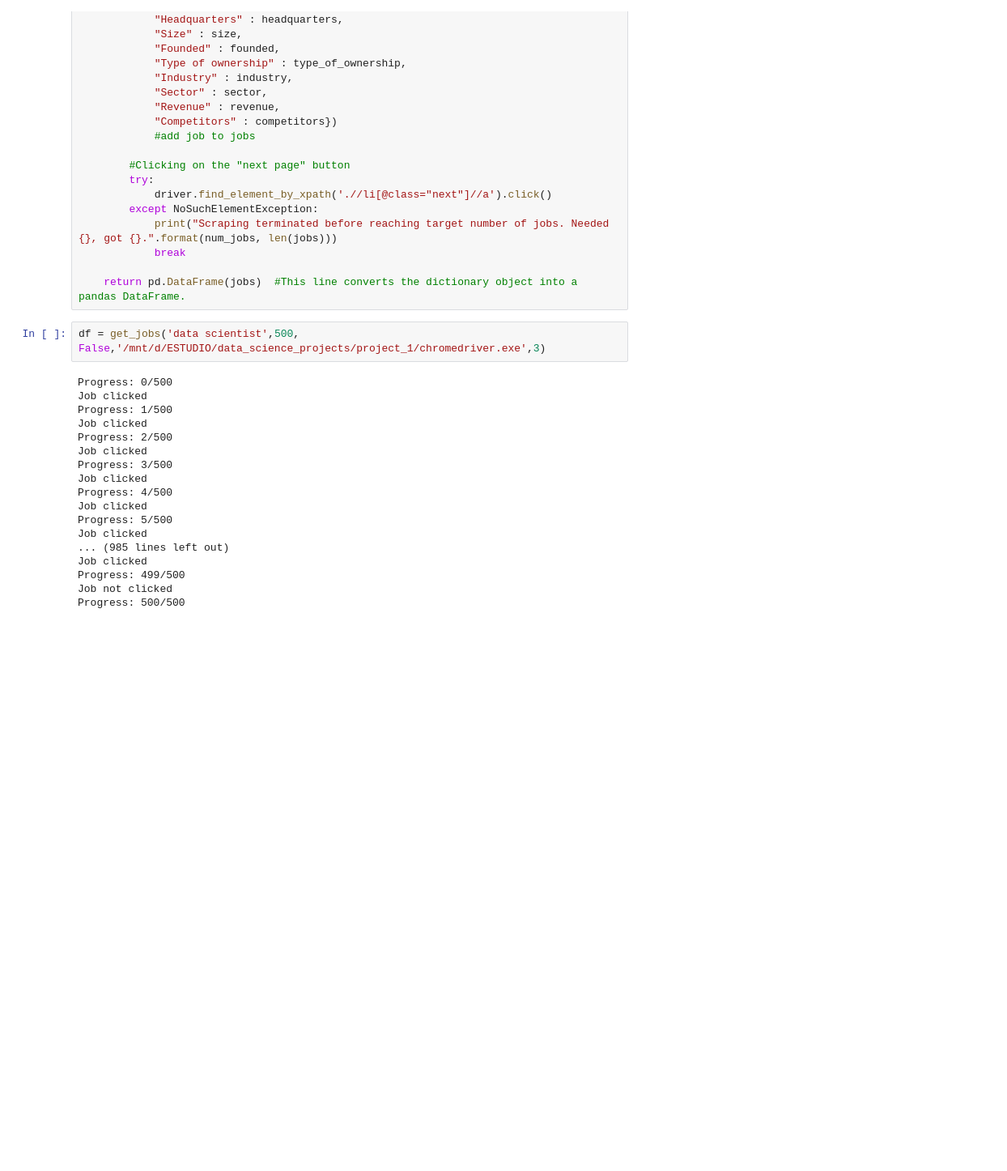
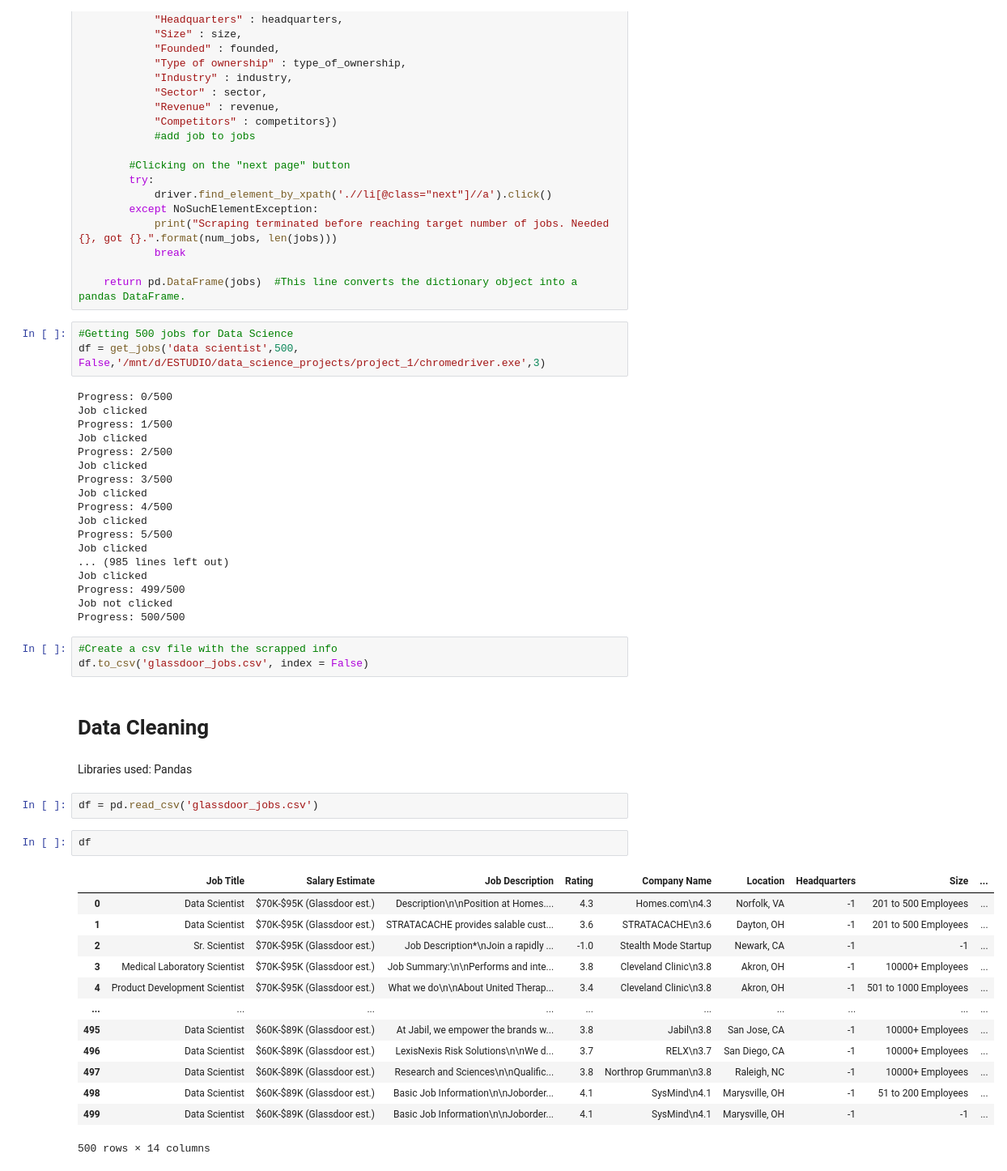
Before and after one commit to juanan150/ds_salary_proj, a Jupyter notebook: glassdoor_scraper.ipynb, the cells around one changed output. Shown at 81% size. Saved outputs shown, nothing was run; the diff lists cells and outputs as text; blank space fills up the shorter version.

Commit message:
Data cleaned notebook updated

```diff
--- a/glassdoor_scraper.ipynb
+++ b/glassdoor_scraper.ipynb
@@ -223,6 +225,7 @@ def get_jobs(keyword, num_jobs, verbose, path, slp_time):
 
     return pd.DataFrame(jobs)  #This line converts the dictionary object into a pandas DataFrame.
 # %%
+#Getting 500 jobs for Data Science
 df = get_jobs('data scientist',500, False,'/mnt/d/ESTUDIO/data_science_projects/project_1/chromedriver.exe',3)
 # %% [output]
 Progress: 0/500
@@ -242,3 +245,28 @@ Job clicked
 Progress: 499/500
 Job not clicked
 Progress: 500/500
+# %%
+#Create a csv file with the scrapped info
+df.to_csv('glassdoor_jobs.csv', index = False)
+# %% [markdown]
+# Data Cleaning
+# %% [markdown]
+Libraries used: Pandas
+# %%
+df = pd.read_csv('glassdoor_jobs.csv')
+# %%
+df
+# %% [output]
+|  | Job Title | Salary Estimate | Job Description | Rating | Company Name | Location | Headquarters | Size | ... |
+| 0 | Data Scientist | $70K-$95K (Glassdoor est.) | Description\n\nPosition at Homes.... | 4.3 | Homes.com\n4.3 | Norfolk, VA | -1 | 201 to 500 Employees | ... |
+| 1 | Data Scientist | $70K-$95K (Glassdoor est.) | STRATACACHE provides salable cust... | 3.6 | STRATACACHE\n3.6 | Dayton, OH | -1 | 201 to 500 Employees | ... |
+| 2 | Sr. Scientist | $70K-$95K (Glassdoor est.) | Job Description*\nJoin a rapidly ... | -1.0 | Stealth Mode Startup | Newark, CA | -1 | -1 | ... |
+| 3 | Medical Laboratory Scientist | $70K-$95K (Glassdoor est.) | Job Summary:\n\nPerforms and inte... | 3.8 | Cleveland Clinic\n3.8 | Akron, OH | -1 | 10000+ Employees | ... |
+| 4 | Product Development Scientist | $70K-$95K (Glassdoor est.) | What we do\n\nAbout United Therap... | 3.4 | Cleveland Clinic\n3.8 | Akron, OH | -1 | 501 to 1000 Employees | ... |
+| ... | ... | ... | ... | ... | ... | ... | ... | ... | ... |
+| 495 | Data Scientist | $60K-$89K (Glassdoor est.) | At Jabil, we empower the brands w... | 3.8 | Jabil\n3.8 | San Jose, CA | -1 | 10000+ Employees | ... |
+| 496 | Data Scientist | $60K-$89K (Glassdoor est.) | LexisNexis Risk Solutions\n\nWe d... | 3.7 | RELX\n3.7 | San Diego, CA | -1 | 10000+ Employees | ... |
+| 497 | Data Scientist | $60K-$89K (Glassdoor est.) | Research and Sciences\n\nQualific... | 3.8 | Northrop Grumman\n3.8 | Raleigh, NC | -1 | 10000+ Employees | ... |
+| 498 | Data Scientist | $60K-$89K (Glassdoor est.) | Basic Job Information\n\nJoborder... | 4.1 | SysMind\n4.1 | Marysville, OH | -1 | 51 to 200 Employees | ... |
+| 499 | Data Scientist | $60K-$89K (Glassdoor est.) | Basic Job Information\n\nJoborder... | 4.1 | SysMind\n4.1 | Marysville, OH | -1 | -1 | ... |
+500 rows × 14 columns
```
Also changed, not shown: parts of 21 cells of this notebook, 1 other file.
